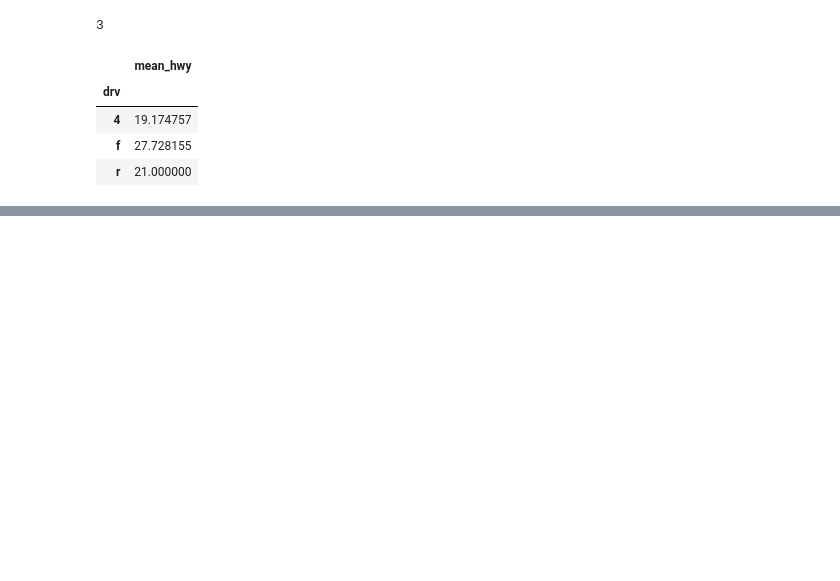
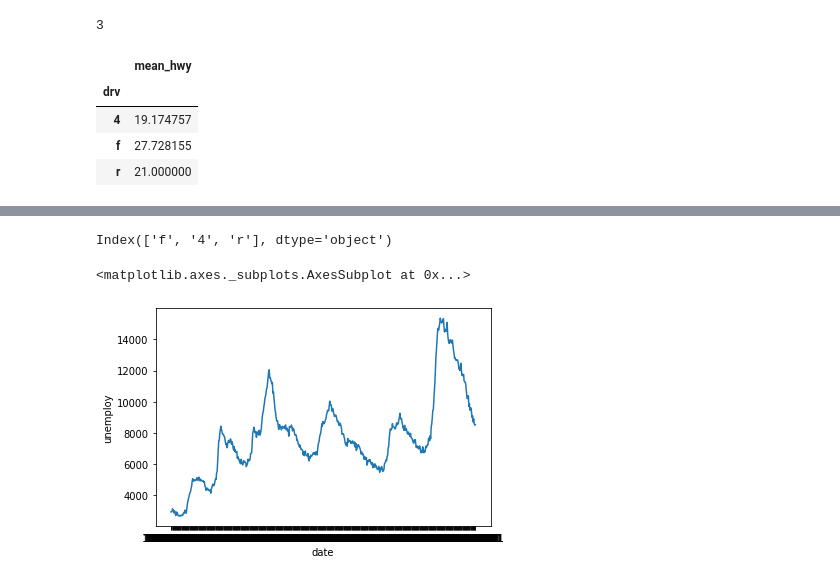
Before and after one commit to seon0415/weit, a Jupyter notebook: 위아이티0213.ipynb, the cells around one changed output, grey strips where cells are left out. Saved outputs shown, nothing was run; the diff lists cells and outputs as text; code cells hidden in the pictures; blank space fills up the shorter version.

```diff
--- a/위아이티0213.ipynb
+++ b/위아이티0213.ipynb
@@ -820,0 +862,5 @@ mpg.dropna(subset=['drv','cty'])\
+# %%
+mpg['drv'].value_counts().index
+#value_counts().index는 빈도 높은순으로 정렬
+# %% [output]
+Index(['f', '4', 'r'], dtype='object')
@@ -820,0 +884,8 @@ mpg.dropna(subset=['drv','cty'])\
+# %%
+#시계열그래프 (sns.lineplot)
+economics=pd.read_csv('economics.csv')
+
+sns.lineplot(data=economics, x='date', y='unemploy')
+# %% [output]
+<matplotlib.axes._subplots.AxesSubplot at 0x...>
+[figure, added]
```
Also changed, not shown: parts of 40 cells of this notebook.
